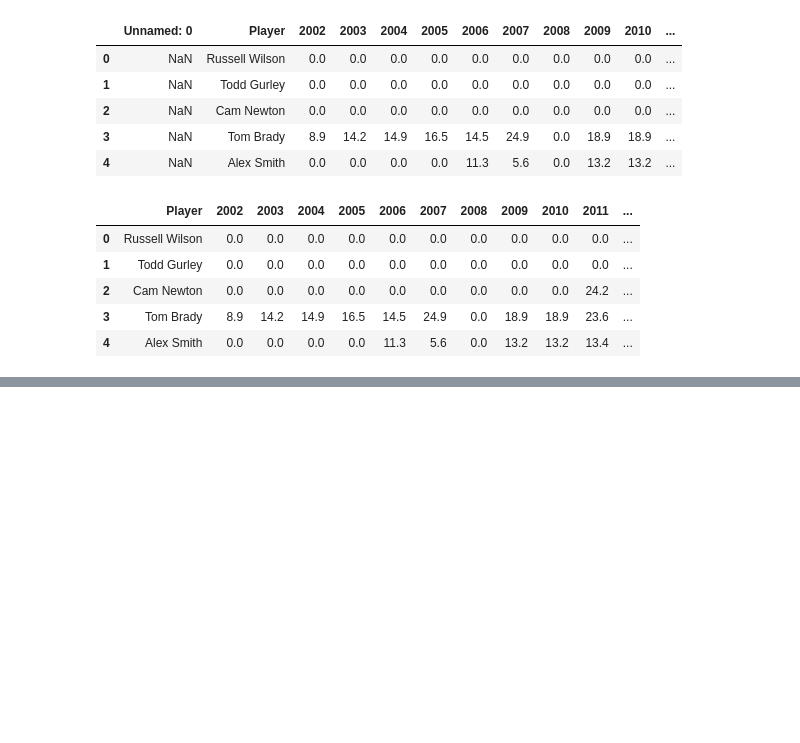
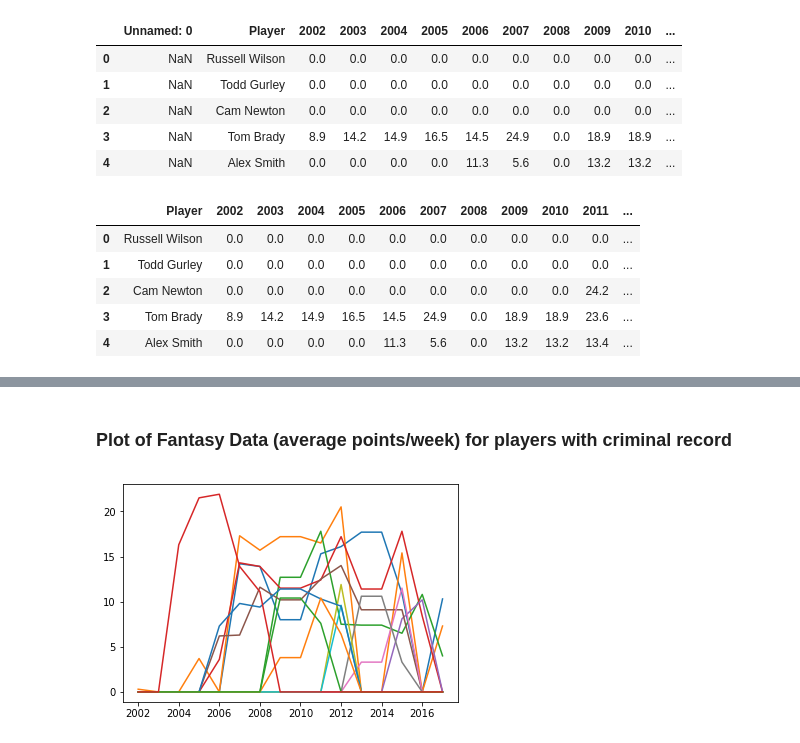
Before and after one commit to risatino/project-seadogs, a Jupyter notebook: fantasy_data_plots.ipynb, the cells around one changed output, grey strips where cells are left out. Drawn from its saved outputs; the diff is of its cells as text; code cells hidden in the pictures; blank space fills up the shorter version.

Commit message:
ipython notebook of fantasy data plots

```diff
--- a/fantasy_data_plots.ipynb
+++ b/fantasy_data_plots.ipynb
@@ -83,4 +29,0 @@ plt.show()
-# %%
-fred_davis = pd.DataFrame(fantasy_df.set_index("Player").loc["Fred Davis"].transpose())
-fred_davis.plot()
-plt.show()
@@ -98,4 +30,19 @@ plt.show()
-# %%
-fred_davis = pd.DataFrame(fantasy_df.set_index("Player").loc["Fred Davis"].transpose())
-fred_davis.plot()
-plt.show()
+# %%
+#dataframe of only players with NFL fantasy data and criminal record
+applicable_players = fantasy_df.loc[(fantasy_df["Player"] == "Kenny Britt") |
+                                    (fantasy_df["Player"] == "Fred Davis") |
+                                    (fantasy_df["Player"] == "Jerome Simpson") |
+                                    (fantasy_df["Player"] == "Matt Jones") |
+                                    (fantasy_df["Player"] == "Cedric Benson") |
+                                    (fantasy_df["Player"] == "Marshawn Lynch") |
+                                    (fantasy_df["Player"] == "Mikel Leshoure") |
+                                    (fantasy_df["Player"] == "Tre Mason") |
+                                    (fantasy_df["Player"] == "Larry Johnson") |
+                                    (fantasy_df["Player"] == "Justin Blackmon") |
+                                    (fantasy_df["Player"] == "Joseph Randle") |
+                                    (fantasy_df["Player"] == "Brandon Marshall") |
+                                    (fantasy_df["Player"] ==  "Adrian Peterson") |
+                                    (fantasy_df["Player"] == "Vincent Jackson"),
+                                    :]
+
+applicable_players
@@ -101,0 +65,4 @@ plt.show()
+# %%
+#transponse dataframe for plotting purposes
+players_plot = pd.DataFrame(applicable_players.set_index("Player").transpose())
+players_plot
@@ -101,0 +87,8 @@ plt.show()
+# %% [markdown]
+### Plot of Fantasy Data (average points/week) for players with criminal record
+# %%
+plt.plot(players_plot.index, players_plot)
+plt.legend()
+plt.show()
+# %% [output]
+[figure, added]
```
Also changed, not shown: parts of 44 cells of this notebook.
